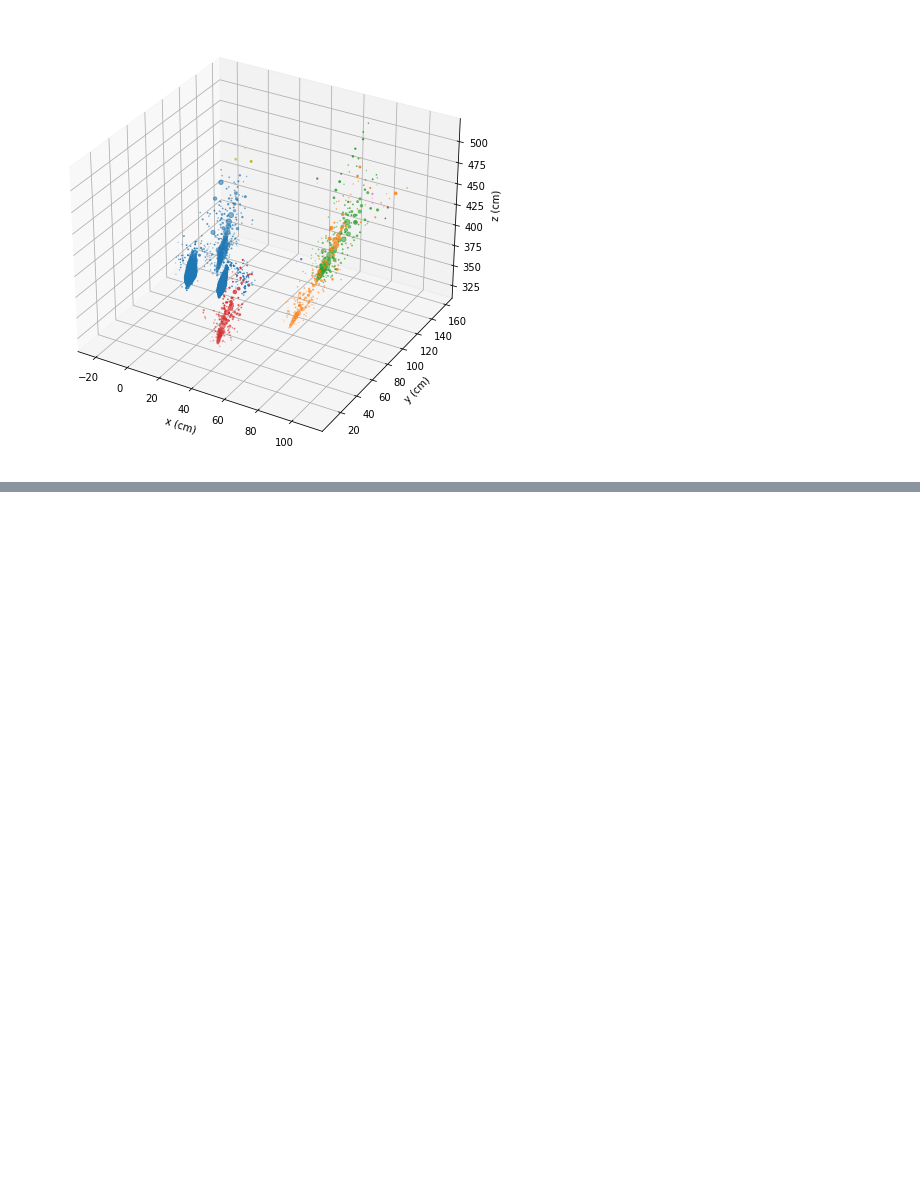
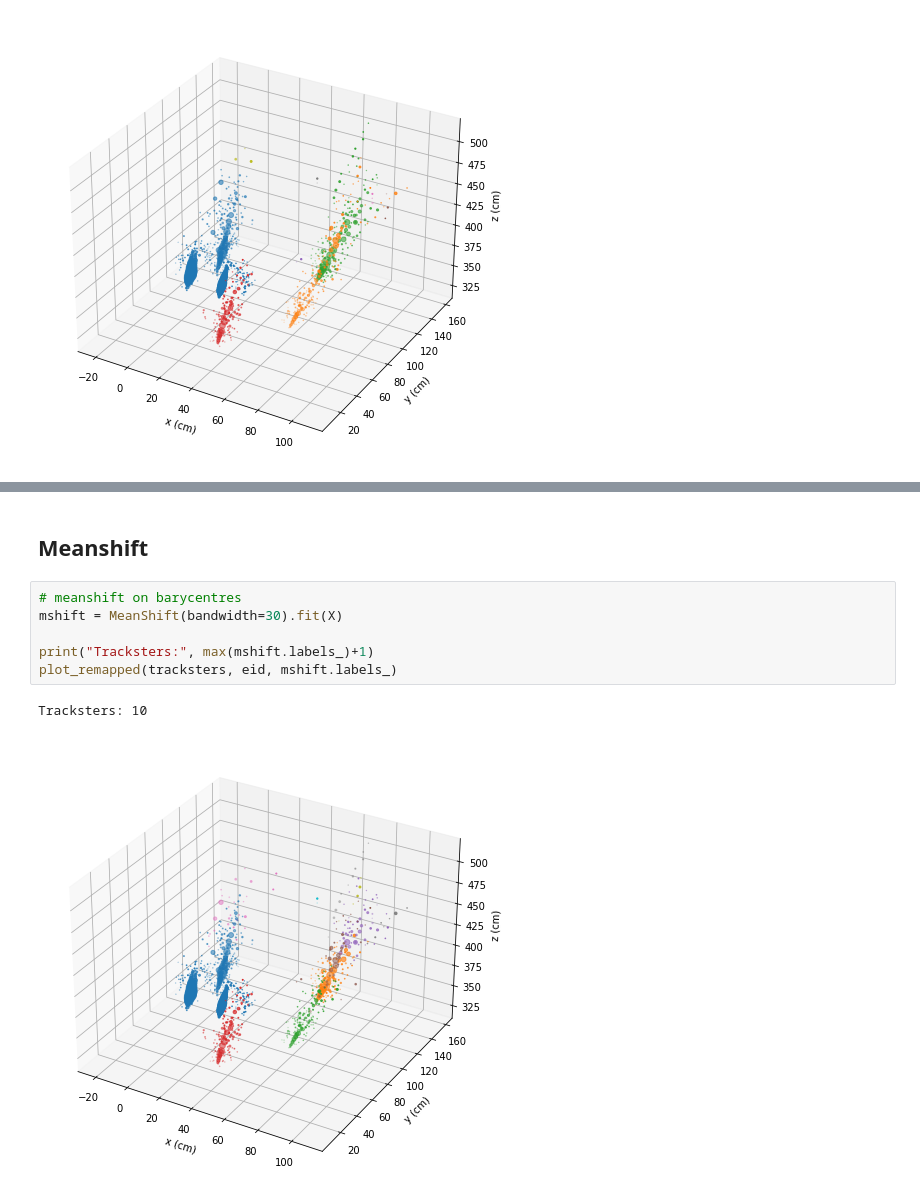
Before and after one commit to edcuba/TICLHack22_PatternReco, a Jupyter notebook: 2_baseline_density.ipynb, the cells around one changed output, grey strips where cells are left out. Cells and saved outputs as stored; diff of their text form; blank space fills up the shorter version.

Commit message:
Meanshift and reorganization

```diff
--- a/2_baseline_density.ipynb
+++ b/2_baseline_density.ipynb
@@ -153,0 +155,11 @@ Precision: 0.59, Recall: 0.22, F-score: 0.32
+# %% [markdown]
+## Meanshift
+# %%
+# meanshift on barycentres
+mshift = MeanShift(bandwidth=30).fit(X)
+
+print("Tracksters:", max(mshift.labels_)+1)
+plot_remapped(tracksters, eid, mshift.labels_)
+# %% [output]
+Tracksters: 10
+[figure, added]
```
Also changed, not shown: parts of 6 cells of this notebook, 3 other files.
